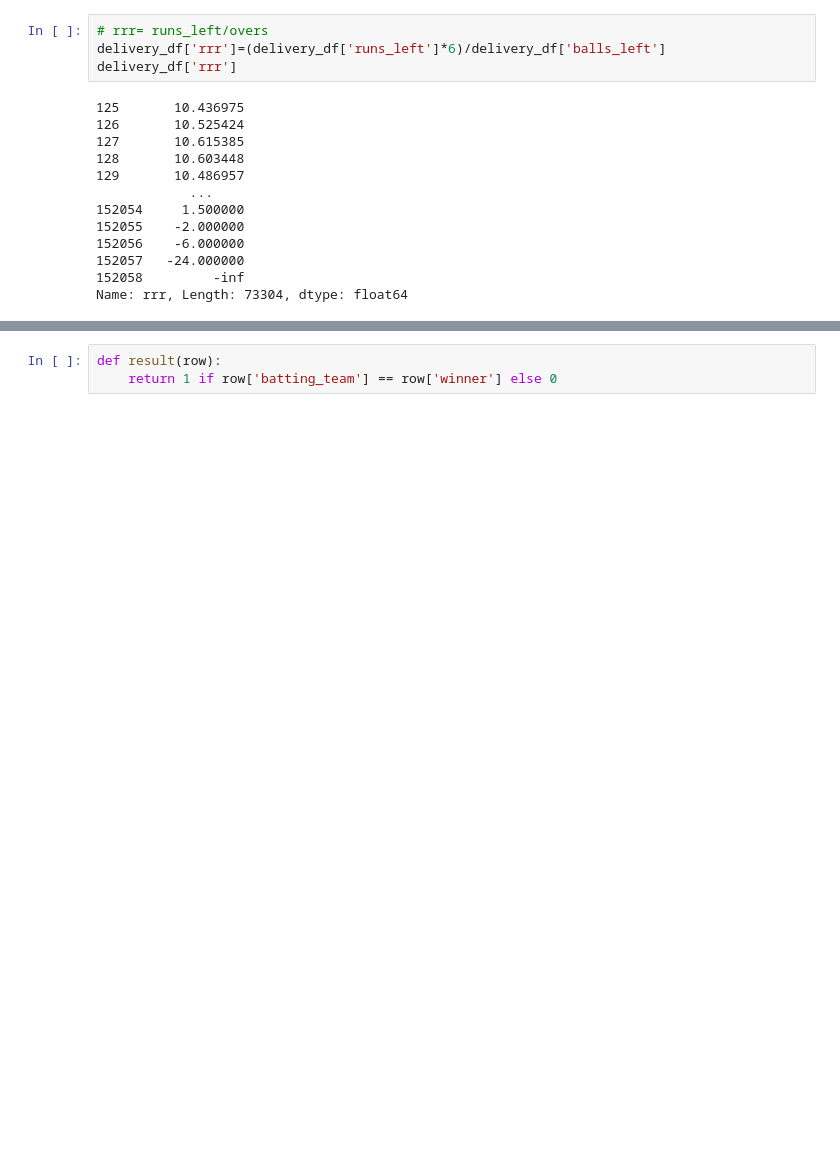
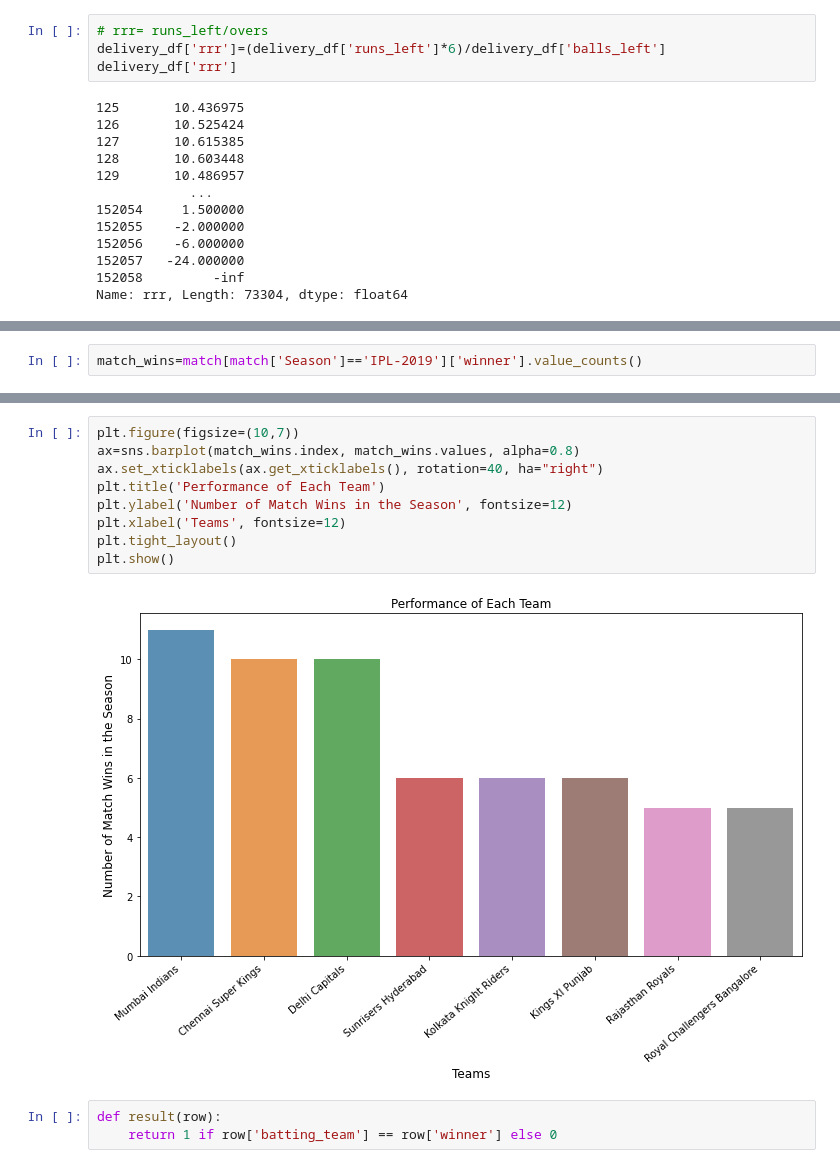
Before and after one commit to harshwalia36/IPL_Winning_Team_Predictor_and_show_Stats, a Jupyter notebook: IPL_WIN_Predictor.ipynb, the cells around one changed output, grey strips where cells are left out. Cells and saved outputs as stored; diff of their text form; blank space fills up the shorter version.

```diff
--- a/IPL_WIN_Predictor.ipynb
+++ b/IPL_WIN_Predictor.ipynb
@@ -413,0 +449,2 @@ match.groupby(['Season','winner']).count()
+# %%
+match_wins=match[match['Season']=='IPL-2019']['winner'].value_counts()
@@ -414,3 +463,14 @@ match.groupby(['Season','winner']).count()
+# %%
+plt.figure(figsize=(10,7))
+ax=sns.barplot(match_wins.index, match_wins.values, alpha=0.8)
+ax.set_xticklabels(ax.get_xticklabels(), rotation=40, ha="right")
+plt.title('Performance of Each Team')
+plt.ylabel('Number of Match Wins in the Season', fontsize=12)
+plt.xlabel('Teams', fontsize=12)
+plt.tight_layout()
+plt.show()
+# %% [output]
+[figure, added]
 # %%
 def result(row):
     return 1 if row['batting_team'] == row['winner'] else 0
```
Also changed, not shown: parts of 39 cells of this notebook, 5 other files.
